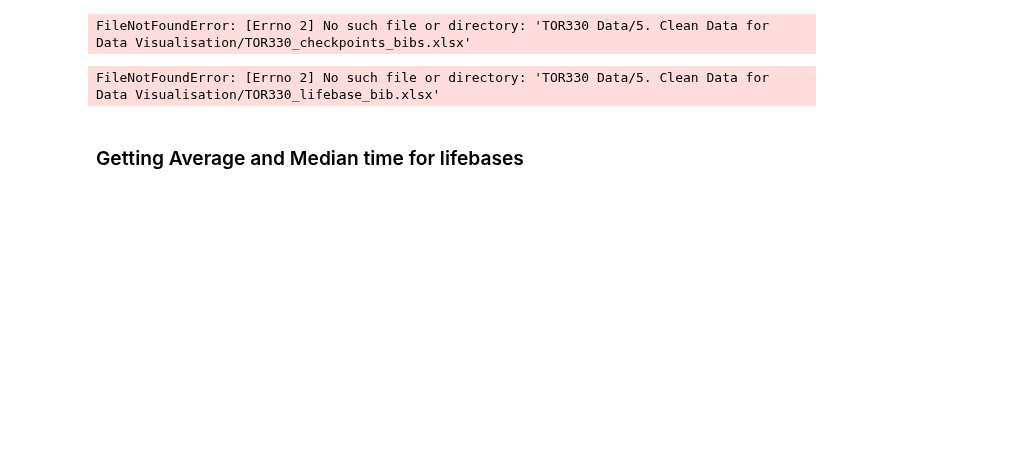
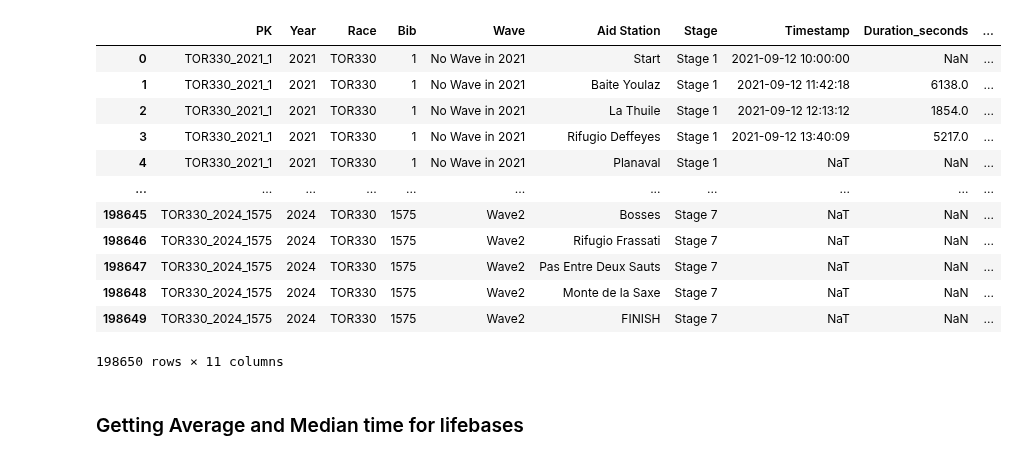
Before and after one commit to kjonina/TORX, a Jupyter notebook: Stage 7 - Tableau Analysis Testing.ipynb, the cells around one changed output. Cells and saved outputs as stored; diff of their text form; code cells hidden in the pictures; blank space fills up the shorter version.

Commit message:
FINALLY updating the TOR330 code, working on TOR450 cleaning and prepping

```diff
--- a/Stage 7 - Tableau Analysis Testing.ipynb
+++ b/Stage 7 - Tableau Analysis Testing.ipynb
@@ -26,11 +60,7 @@ Name: Status1, dtype: int64
 # %%
-checkpoints_bib_df = pd.read_excel(f'TOR330 Data/5. Clean Data for Data Visualisation/TOR330_checkpoints_bibs.xlsx')
+checkpoints_bib_df = pd.read_excel(f'{race} Data/5. Clean Data for Data Visualisation/{race}_checkpoints_bib_df.xlsx')
-# %% [output]
-FileNotFoundError: [Errno 2] No such file or directory: 'TOR330 Data/5. Clean Data for Data Visualisation/TOR330_checkpoints_bibs.xlsx'
 # %%
 all_aid_station_bib_df = pd.read_excel(f'TOR330 Data/5. Clean Data for Data Visualisation/TOR330_all_aid_station_bib_df.xlsx')
 # %%
-lifebase_bib_df = pd.read_excel(f'TOR330 Data/5. Clean Data for Data Visualisation/TOR330_lifebase_bib.xlsx')
+lifebase_bib_df = pd.read_excel(f'{race} Data/5. Clean Data for Data Visualisation/{race}_lifebase_bib_df.xlsx')
-# %% [output]
-FileNotFoundError: [Errno 2] No such file or directory: 'TOR330 Data/5. Clean Data for Data Visualisation/TOR330_lifebase_bib.xlsx'
 # %%
@@ -41,2 +71,18 @@ for df in datasets:
+# %%
+all_aid_station_bib_df
+# %% [output]
+|  | PK | Year | Race | Bib | Wave | Aid Station | Stage | Timestamp | Duration_seconds | ... |
+| 0 | TOR330_2021_1 | 2021 | TOR330 | 1 | No Wave in 2021 | Start | Stage 1 | 2021-09-12 10:00:00 | NaN | ... |
+| 1 | TOR330_2021_1 | 2021 | TOR330 | 1 | No Wave in 2021 | Baite Youlaz | Stage 1 | 2021-09-12 11:42:18 | 6138.0 | ... |
+| 2 | TOR330_2021_1 | 2021 | TOR330 | 1 | No Wave in 2021 | La Thuile | Stage 1 | 2021-09-12 12:13:12 | 1854.0 | ... |
+| 3 | TOR330_2021_1 | 2021 | TOR330 | 1 | No Wave in 2021 | Rifugio Deffeyes | Stage 1 | 2021-09-12 13:40:09 | 5217.0 | ... |
+| 4 | TOR330_2021_1 | 2021 | TOR330 | 1 | No Wave in 2021 | Planaval | Stage 1 | NaT | NaN | ... |
+| ... | ... | ... | ... | ... | ... | ... | ... | ... | ... | ... |
+| 198645 | TOR330_2024_1575 | 2024 | TOR330 | 1575 | Wave2 | Bosses | Stage 7 | NaT | NaN | ... |
+| 198646 | TOR330_2024_1575 | 2024 | TOR330 | 1575 | Wave2 | Rifugio Frassati | Stage 7 | NaT | NaN | ... |
+| 198647 | TOR330_2024_1575 | 2024 | TOR330 | 1575 | Wave2 | Pas Entre Deux Sauts | Stage 7 | NaT | NaN | ... |
+| 198648 | TOR330_2024_1575 | 2024 | TOR330 | 1575 | Wave2 | Monte de la Saxe | Stage 7 | NaT | NaN | ... |
+| 198649 | TOR330_2024_1575 | 2024 | TOR330 | 1575 | Wave2 | FINISH | Stage 7 | NaT | NaN | ... |
+198650 rows × 11 columns
 # %% [markdown]
 ### Getting Average and Median time for lifebases
```
Also changed, not shown: parts of 16 cells of this notebook, 40 other files.
